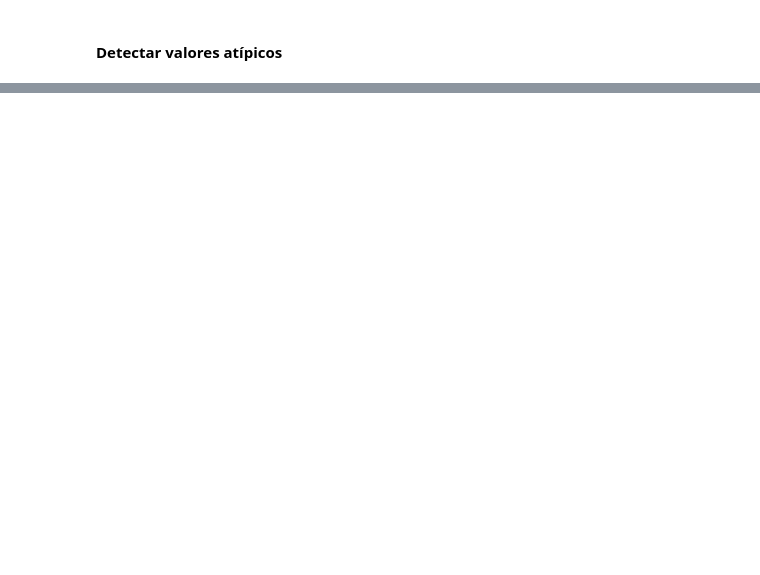
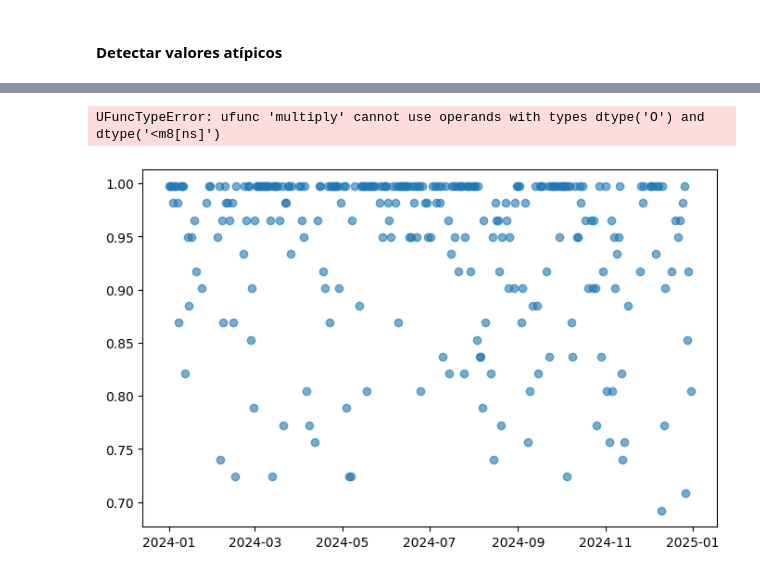
Before and after one commit to SaitoM17/analisis_del_clima_mundial_NOAA, a Jupyter notebook: notebooks/2_limpieza_datos.ipynb, the cells around one changed output, grey strips where cells are left out. Saved outputs shown, nothing was run; the diff lists cells and outputs as text; code cells hidden in the pictures; blank space fills up the shorter version.

```diff
--- a/notebooks/2_limpieza_datos.ipynb
+++ b/notebooks/2_limpieza_datos.ipynb
@@ -212,0 +395,10 @@ else:
+# %%
+plt.figure(figsize=(8,5))
+sns.regplot(x='DATE', y='VISIB', data=df_troll_2024_sin_outliers, scatter_kws={'alpha': 0.6}, line_kws={'color': 'red'})
+plt.title('VISIB (Con Outliers)')
+plt.xlabel('Fecha')
+plt.ylabel('VISB')
+plt.show()
+# %% [output]
+UFuncTypeError: ufunc 'multiply' cannot use operands with types dtype('O') and dtype('<m8[ns]')
+[figure, added]
```
Also changed, not shown: parts of 13 cells of this notebook.
